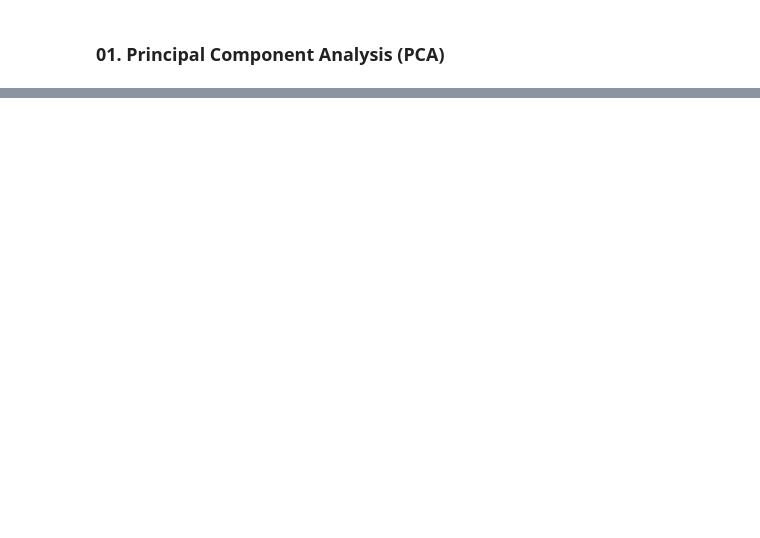
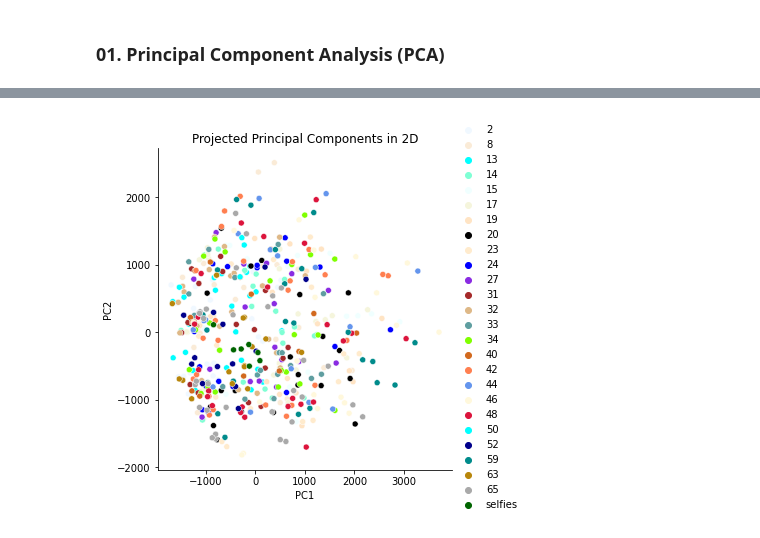
Before and after one commit to tanfiona/FaceRecognitionAnalysis, a Jupyter notebook: ee5907_ca2.ipynb, the cells around one changed output, grey strips where cells are left out. Saved outputs shown, nothing was run; the diff lists cells and outputs as text; code cells hidden in the pictures; blank space fills up the shorter version.

```diff
--- a/ee5907_ca2.ipynb
+++ b/ee5907_ca2.ipynb
@@ -86,0 +204,6 @@ print(pca.singular_values_)
+# %%
+# visualise projected data vector in 2d plot
+plot_2d_or_3d(x_pca_2d, train_specific_labels, title_name='Projected Principal Components in 2D',
+              save_name='PCA_2D_specific.png', x_label='PC1', y_label='PC2')
+# %% [output]
+[figure, added]
```
Also changed, not shown: parts of 71 cells of this notebook, 3 other files.
